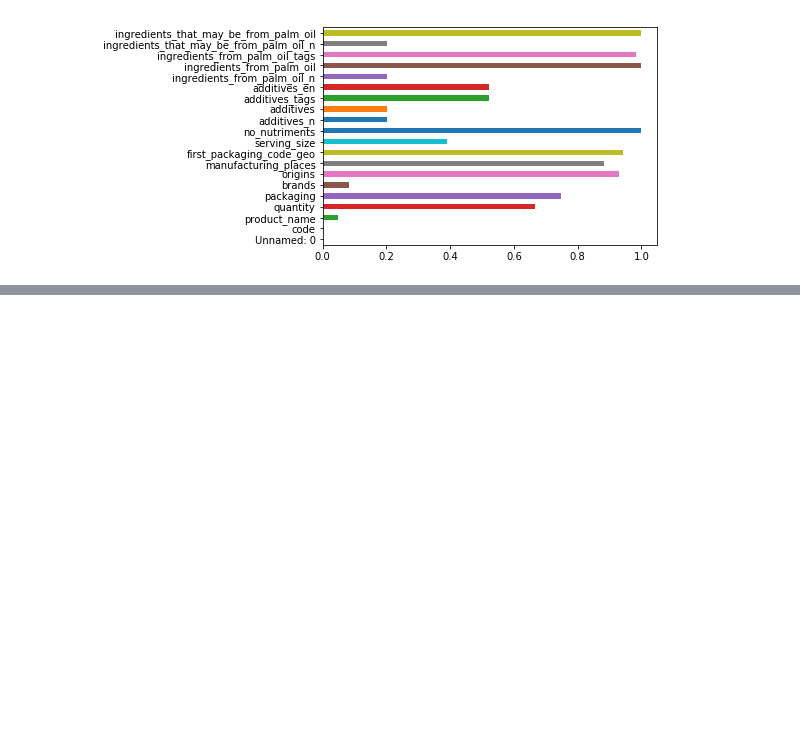
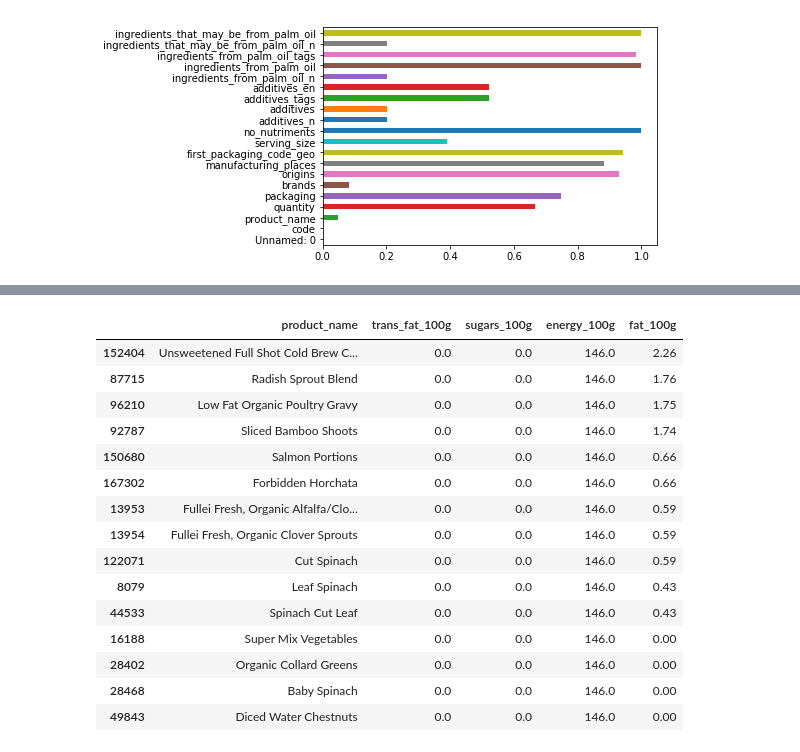
Before and after one commit to petrovaOlia/food, a Jupyter notebook: Petrova.ipynb, the cells around one changed output, grey strips where cells are left out. Saved outputs shown, nothing was run; the diff lists cells and outputs as text; code cells hidden in the pictures; blank space fills up the shorter version.

Commit message:
Added request diet food

```diff
--- a/Petrova.ipynb
+++ b/Petrova.ipynb
@@ -55,0 +55,22 @@ origins["origins"].value_counts()[:15][::-1].plot(kind = 'barh')
+# %%
+columndietfood = ['product_name', 'trans_fat_100g', 'sugars_100g', 'energy_100g', 'fat_100g']
+food = del_nulls(df, columndietfood)[columndietfood]
+dietfood = food[(food.energy_100g < 150) & (food.trans_fat_100g == 0) & (food.sugars_100g == 0) & (food.fat_100g < 5)]
+dietfood.sort_values(['energy_100g', 'fat_100g'], ascending=False)[:15]
+# %% [output]
+|  | product_name | trans_fat_100g | sugars_100g | energy_100g | fat_100g |
+| 152404 | Unsweetened Full Shot Cold Brew C... | 0.0 | 0.0 | 146.0 | 2.26 |
+| 87715 | Radish Sprout Blend | 0.0 | 0.0 | 146.0 | 1.76 |
+| 96210 | Low Fat Organic Poultry Gravy | 0.0 | 0.0 | 146.0 | 1.75 |
+| 92787 | Sliced Bamboo Shoots | 0.0 | 0.0 | 146.0 | 1.74 |
+| 150680 | Salmon Portions | 0.0 | 0.0 | 146.0 | 0.66 |
+| 167302 | Forbidden Horchata | 0.0 | 0.0 | 146.0 | 0.66 |
+| 13953 | Fullei Fresh, Organic Alfalfa/Clo... | 0.0 | 0.0 | 146.0 | 0.59 |
+| 13954 | Fullei Fresh, Organic Clover Sprouts | 0.0 | 0.0 | 146.0 | 0.59 |
+| 122071 | Cut Spinach | 0.0 | 0.0 | 146.0 | 0.59 |
+| 8079 | Leaf Spinach | 0.0 | 0.0 | 146.0 | 0.43 |
+| 44533 | Spinach Cut Leaf | 0.0 | 0.0 | 146.0 | 0.43 |
+| 16188 | Super Mix Vegetables | 0.0 | 0.0 | 146.0 | 0.00 |
+| 28402 | Organic Collard Greens | 0.0 | 0.0 | 146.0 | 0.00 |
+| 28468 | Baby Spinach | 0.0 | 0.0 | 146.0 | 0.00 |
+| 49843 | Diced Water Chestnuts | 0.0 | 0.0 | 146.0 | 0.00 |
```
Also changed, not shown: parts of 2 cells of this notebook, 1 other file.
